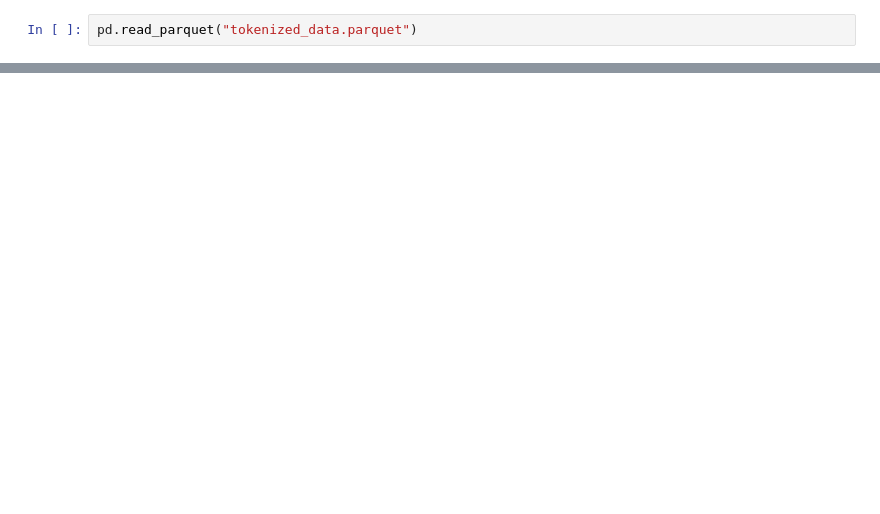
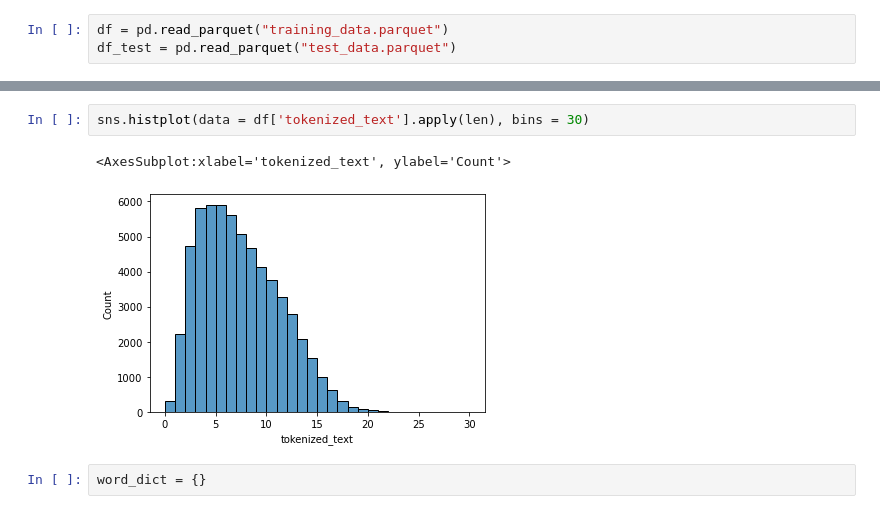
Before and after one commit to kunal-kapur/Twitter_analysis, a Jupyter notebook: sentiment_model.ipynb, the cells around one changed output, grey strips where cells are left out. Cells and saved outputs as stored; diff of their text form; blank space fills up the shorter version.

```diff
--- a/sentiment_model.ipynb
+++ b/sentiment_model.ipynb
@@ -3,2 +12,3 @@ import pandas as pd
 # %%
-pd.read_parquet("tokenized_data.parquet")
+df = pd.read_parquet("training_data.parquet")
+df_test = pd.read_parquet("test_data.parquet")
@@ -18,0 +33,7 @@ pd.read_parquet("tokenized_data.parquet")
+# %%
+sns.histplot(data = df['tokenized_text'].apply(len), bins = 30)
+# %% [output]
+<AxesSubplot:xlabel='tokenized_text', ylabel='Count'>
+[figure, added]
+# %%
+word_dict = {}
```
Also changed, not shown: parts of 24 cells of this notebook.
